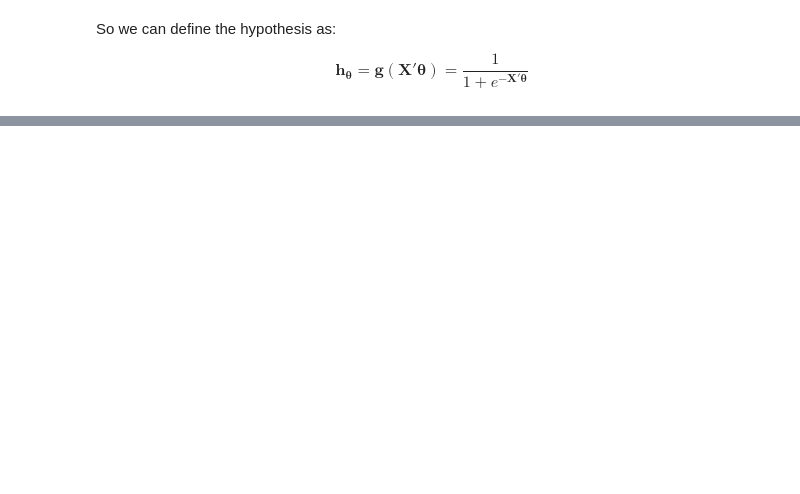
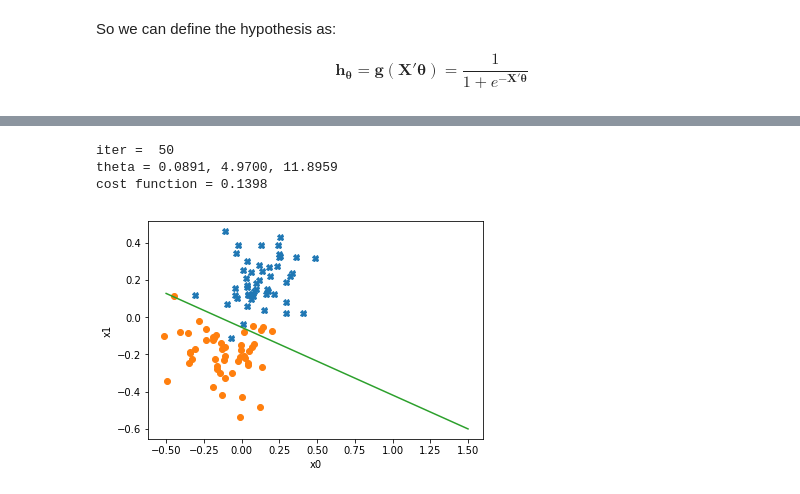
Before and after one commit to RafaelGoncalves8/Python-Data-Science-Notebooks, a Jupyter notebook: deliver/Logistic Regression.ipynb, the cells around one changed output, grey strips where cells are left out. Drawn from its saved outputs; the diff is of its cells as text; code cells hidden in the pictures; blank space fills up the shorter version.

Commit message:
done plot of logistic regression learning

```diff
--- a/deliver/Logistic Regression.ipynb
+++ b/deliver/Logistic Regression.ipynb
@@ -108,0 +137,3 @@ $$v = -\frac{1}{2M}[\mathbf{y} log(\mathbf{h_\theta}) + (\mathbf{1_m}-\mathbf{y}
+# %%
+def v (X, y, theta):
+    return -(sum(y*np.log(h(X, theta)) + (1 - y)*np.log(1 - h(X, theta)))/(M))[0]
@@ -108,0 +144,21 @@ $$v = -\frac{1}{2M}[\mathbf{y} log(\mathbf{h_\theta}) + (\mathbf{1_m}-\mathbf{y}
+# %%
+def gradient_step(X, y, theta, alpha=1):
+    return theta - alpha*(np.dot(X.T, (h(X,theta)-y)))/M
+# %%
+axis_x1 = np.linspace(-50, 150, 100)/100
+axis_x2 = np.linspace(-50, 150, 100)/100
+axis_X = np.vstack([axis_x1, axis_x2])
+# %%
+for i in range(50):
+    print("iter = ", i)
+    print("theta = %.4f, %.4f, %.4f" % (theta[0,0], theta[1,0], theta[2,0]))
+    print("cost function = %.4f\n" % v(X_prime,y,theta))
+
+    plt.plot(X[:M_half,0], X[:M_half,1], 'X'), plt.xlabel('x0'), plt.ylabel('x1')
+    plt.plot(X[M_half:,0], X[M_half:,1], 'o'), plt.xlabel('x0'), plt.ylabel('x1')
+    plt.plot(axis_x1, (-1*axis_x1*(theta[1] - 1) - theta[0] - 0.5)/(theta[2] - 1) )
+
+
+    plt.show()
+
+    theta = gradient_step(X_prime, y, theta, 10)
@@ -108,0 +191,18 @@ $$v = -\frac{1}{2M}[\mathbf{y} log(\mathbf{h_\theta}) + (\mathbf{1_m}-\mathbf{y}
+# %%
+i += 1
+
+print("iter = ", i)
+print("theta = %.4f, %.4f, %.4f" % (theta[0,0], theta[1,0], theta[2,0]))
+print("cost function = %.4f\n" % v(X_prime,y,theta))
+
+plt.plot(X[:M_half,0], X[:M_half,1], 'X'), plt.xlabel('x0'), plt.ylabel('x1')
+plt.plot(X[M_half:,0], X[M_half:,1], 'o'), plt.xlabel('x0'), plt.ylabel('x1')
+plt.plot(axis_x1, (-1*axis_x1*(theta[1] - 1) - theta[0] - 0.5)/(theta[2] - 1) )
+
+
+plt.show()
+# %% [output]
+iter =  50
+theta = 0.0891, 4.9700, 11.8959
+cost function = 0.1398
+[figure, added]
```
Also changed, not shown: parts of 10 cells of this notebook, 1 other file.
